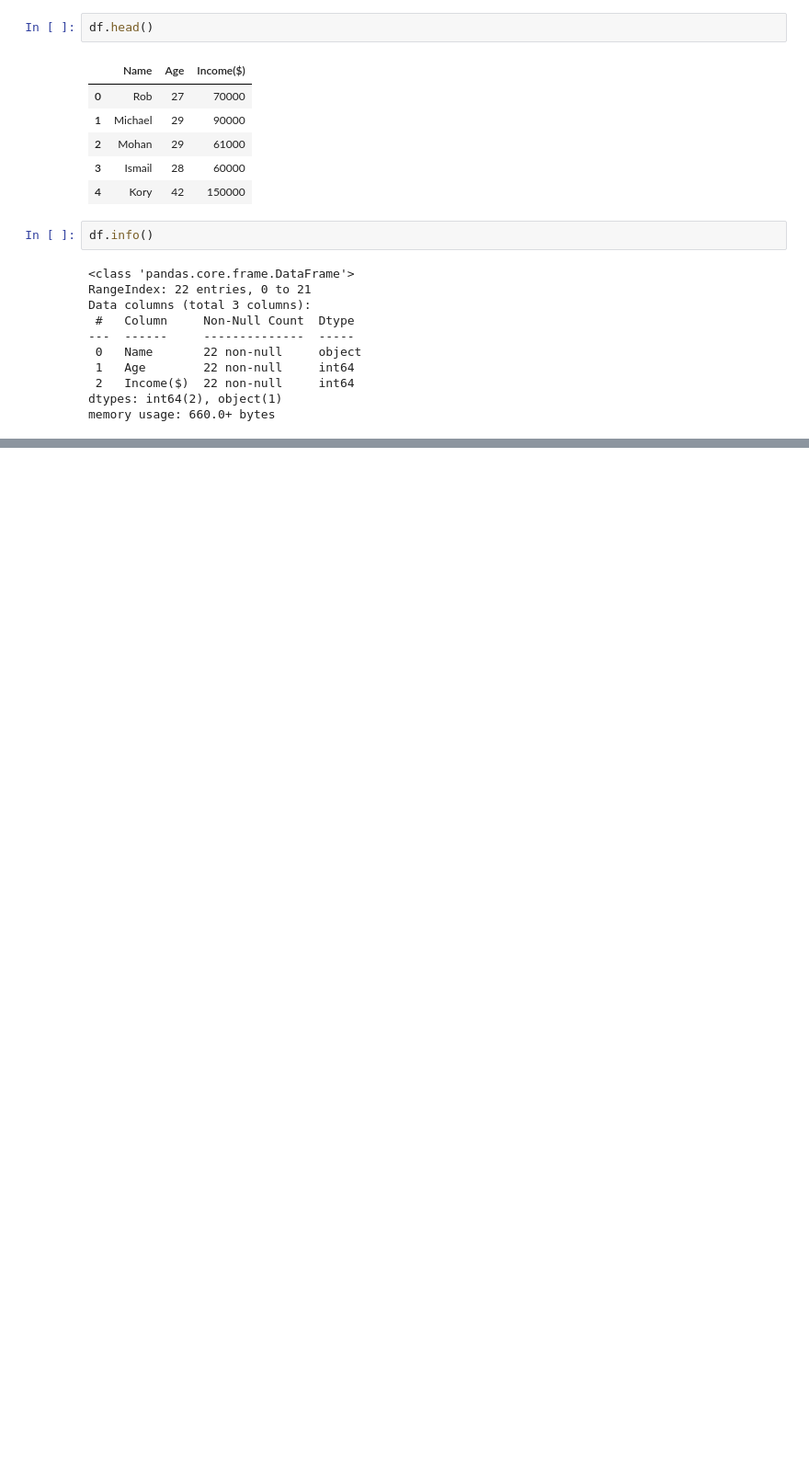
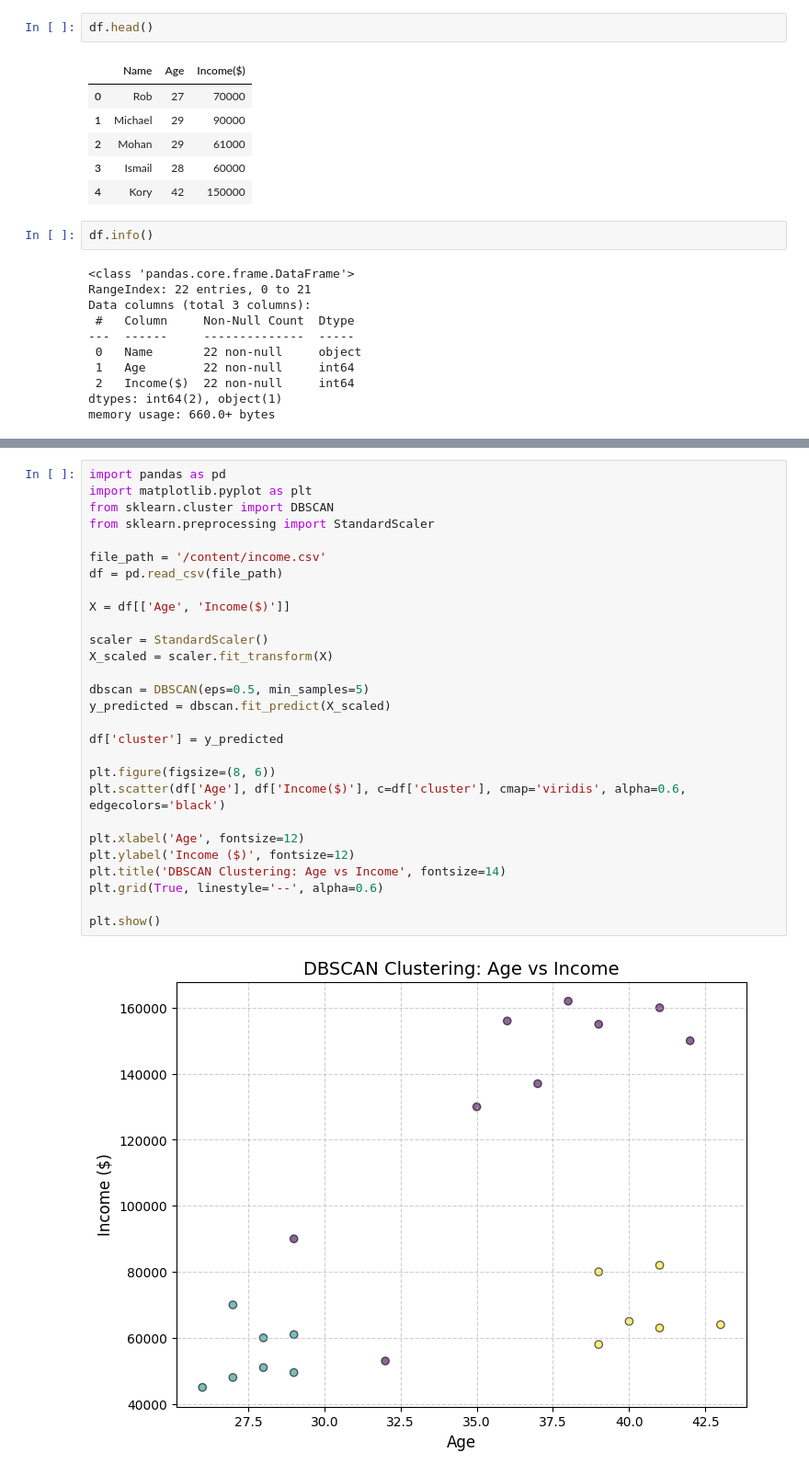
Before and after one commit to harsh-busam04/assignment_ml, a Jupyter notebook: Untitled11.ipynb, the cells around one changed output, grey strips where cells are left out. Shown at 92% size. Cells and saved outputs as stored; diff of their text form; blank space fills up the shorter version.

```diff
--- a/Untitled11.ipynb
+++ b/Untitled11.ipynb
@@ -60,0 +207,30 @@ memory usage: 660.0+ bytes
+# %%
+import pandas as pd
+import matplotlib.pyplot as plt
+from sklearn.cluster import DBSCAN
+from sklearn.preprocessing import StandardScaler
+
+file_path = '/content/income.csv'
+df = pd.read_csv(file_path)
+
+X = df[['Age', 'Income($)']]
+
+scaler = StandardScaler()
+X_scaled = scaler.fit_transform(X)
+
+dbscan = DBSCAN(eps=0.5, min_samples=5)
+y_predicted = dbscan.fit_predict(X_scaled)
+
+df['cluster'] = y_predicted
+
+plt.figure(figsize=(8, 6))
+plt.scatter(df['Age'], df['Income($)'], c=df['cluster'], cmap='viridis', alpha=0.6, edgecolors='black')
+
+plt.xlabel('Age', fontsize=12)
+plt.ylabel('Income ($)', fontsize=12)
+plt.title('DBSCAN Clustering: Age vs Income', fontsize=14)
+plt.grid(True, linestyle='--', alpha=0.6)
+
+plt.show()
+# %% [output]
+[figure, added]
```
Also changed, not shown: parts of 8 cells of this notebook.
